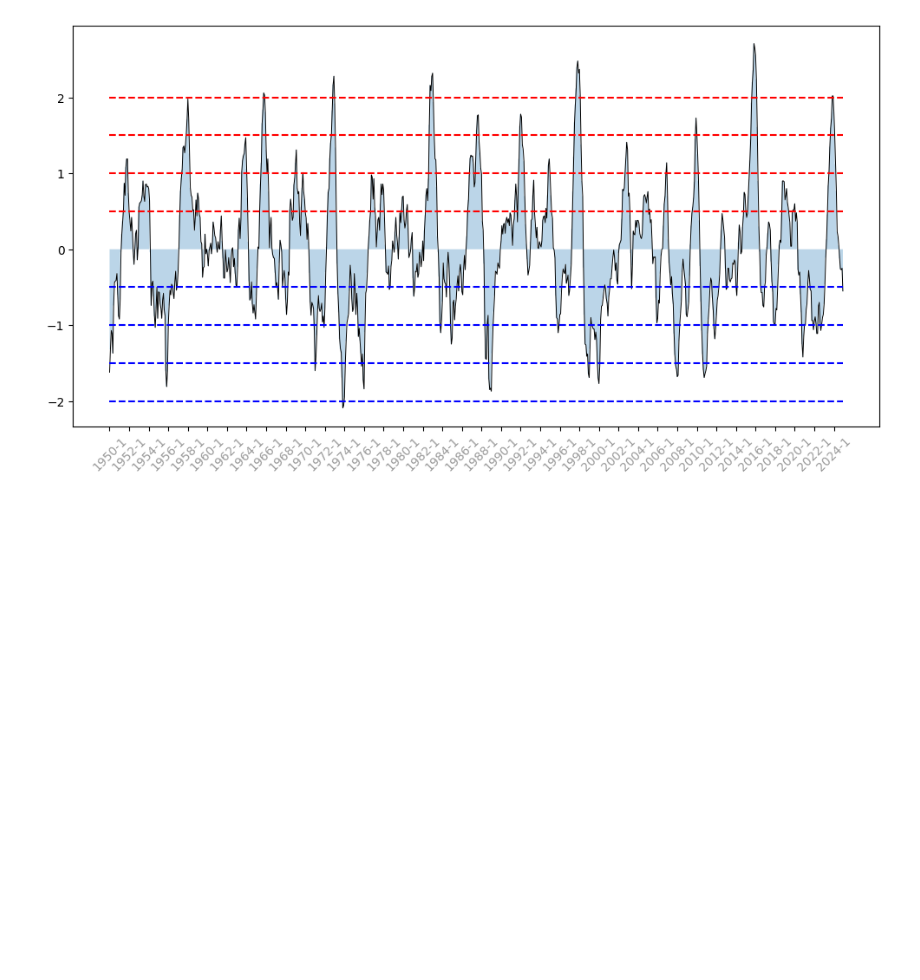
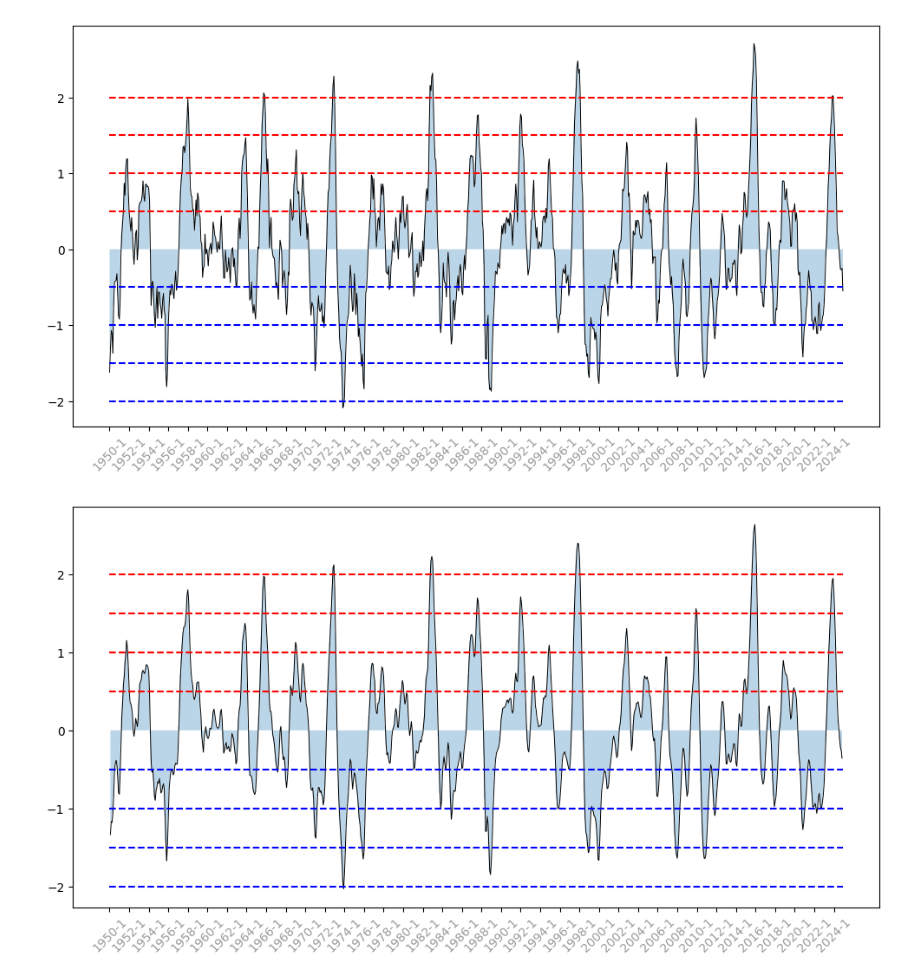
Before and after one commit to oscarmorand/prsta_gang, a Jupyter notebook: data_analysis.ipynb, the cells around one changed output. Drawn from its saved outputs; the diff is of its cells as text; code cells hidden in the pictures; blank space fills up the shorter version.

Commit message:
add rolling

```diff
--- a/data_analysis.ipynb
+++ b/data_analysis.ipynb
@@ -199,3 +199,20 @@ for i in range(-4, 5):
 plt.show()
 # %% [output]
 [figure]
+# %%
+episodes_data['RollingMean'] = episodes_data['ANOM'].rolling(window=3, center=True).mean()
+
+plt.figure(figsize=(12, 6))
+plt.fill_between(range(len(x)), episodes_data["RollingMean"], step="pre", alpha=0.3)
+plt.plot(episodes_data["RollingMean"], color='black', linewidth=0.7)
+step = 24
+plt.xticks(ticks=range(0, len(x), step), labels=x[::step], rotation=45, alpha=0.4)
+for i in range(-4, 5):
+    if i == 0:
+        continue
+    j = i / 2
+    color = "red" if i > 0 else "blue"
+    plt.plot(np.ones(len(x)) * j, color=color, linestyle="--")
+plt.show()
+# %% [output]
+[figure, added]
```
Also changed, not shown: parts of 6 cells of this notebook.
